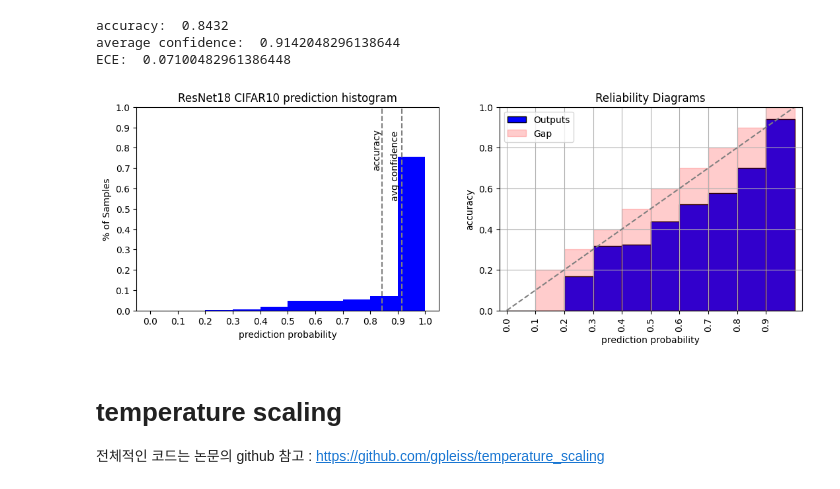
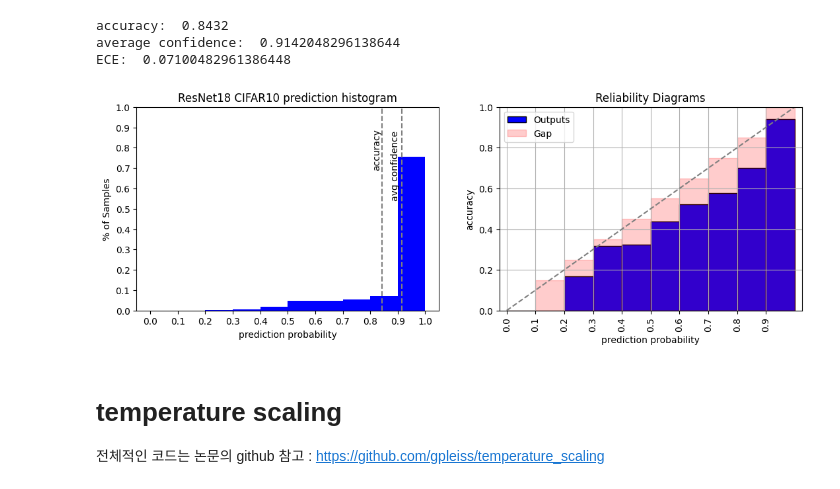
Before and after one commit to Young-Jo-Choi/pytorch_study, a Jupyter notebook: (2023.05.08) model calibration.ipynb, the cells around one changed output. Drawn from its saved outputs; the diff is of its cells as text; code cells hidden in the pictures.

```diff
--- a/(2023.05.08) model calibration.ipynb
+++ b/(2023.05.08) model calibration.ipynb
@@ -36,20 +36,23 @@ Files already downloaded and verified
 # get predictions
 device = torch.device('cuda:2' if torch.cuda.is_available() else 'cpu')
 
-all_targets = np.array([])
-all_predictions = np.array([])
-all_probabilities = np.array([])
-resnet18 = resnet18.to(device)
-resnet18.eval()
-for inputs, targets in valloader:
-    inputs = inputs.to(device)
-    targets = targets.to(device)
-    outputs = resnet18(inputs)
-    probabilities = torch.softmax(outputs,dim=1)
-    prediction_proba, predictions = probabilities.max(axis=1)
-    all_targets = np.r_[all_targets, targets.detach().cpu().numpy()]
-    all_predictions = np.r_[all_predictions, predictions.detach().cpu().numpy()]
-    all_probabilities = np.r_[all_probabilities, prediction_proba.detach().cpu().numpy()]
+def evaluation(model=resnet18, valloader=valloader, T=1, device=device):
+    all_targets = np.array([])
+    all_predictions = np.array([])
+    all_probabilities = np.array([])
+    model = model.to(device)
+    model.eval()
+    for inputs, targets in valloader:
+        inputs = inputs.to(device)
+        targets = targets.to(device)
+        outputs = model(inputs)
+        probabilities = torch.softmax(outputs/T,dim=1)
+        prediction_proba, predictions = probabilities.max(axis=1)
+        all_targets = np.r_[all_targets, targets.detach().cpu().numpy()]
+        all_predictions = np.r_[all_predictions, predictions.detach().cpu().numpy()]
+        all_probabilities = np.r_[all_probabilities, prediction_proba.detach().cpu().numpy()]
+    return all_targets, all_predictions, all_probabilities
+all_targets, all_predictions, all_probabilities = evaluation()
 # %%
 import pandas as pd
 is_correct = all_targets == all_predictions
@@ -73,31 +76,31 @@ ECE:  0.07100482961386448
 # %%
 plt.figure(figsize=(13,4))
 plt.subplot(1,2,1)
 plt.hist(all_probabilities, bins=[0.1*i for i in range(11)], color='blue',density=True)
 plt.xticks([0.1*i for i in range(11)], labels=np.round([0.1*i for i in range(11)],1))
 plt.yticks([1*i for i in range(11)], labels=np.round([0.1*i for i in range(11)],1))
 plt.axvline(x=accuracy_score(all_targets, all_predictions), color='gray', linestyle='--')
 plt.text(0.78 ,0.7, 'accuracy', transform=plt.gca().transAxes, rotation=90)
 plt.axvline(x=all_probabilities.mean(), color='gray', linestyle='--')
 plt.text(0.84, 0.55, 'avg confidence',transform=plt.gca().transAxes, rotation=90)
 plt.title('ResNet18 CIFAR10 prediction histogram')
 plt.xlabel('prediction probability')
 plt.ylabel('% of Samples')
 
 
 plt.subplot(1,2,2)
 df.groupby('prob_bin')['is_correct'].mean().plot(kind='bar',width=1, color='blue', align='edge',edgecolor='black', legend='Outputs')
-plt.bar([0,1,2,3,4,5,6,7,8,9],[0,0.2,0.3,0.4,0.5,0.6,0.7,0.8,0.9,1], color='red', alpha=0.2, width=1, align='edge', edgecolor='red')
+plt.bar([0,1,2,3,4,5,6,7,8,9],[0,0.15,0.25,0.35,0.45,0.55,0.65,0.75,0.85,1], color='red', alpha=0.2, width=1, align='edge', edgecolor='red')
 plt.legend(['Outputs', 'Gap'])
 plt.ylim([0,1])
 plt.plot([0,10],[0,1], color='gray', linestyle='--')
 plt.grid()
 plt.title('Reliability Diagrams')
 plt.xlabel('prediction probability')
 plt.ylabel('accuracy')
 plt.show()
 # %% [output]
-[figure, old version]
+[figure, new version]
 # %% [markdown]
 # temperature scaling
 
```
Also changed, not shown: parts of 3 cells of this notebook.
